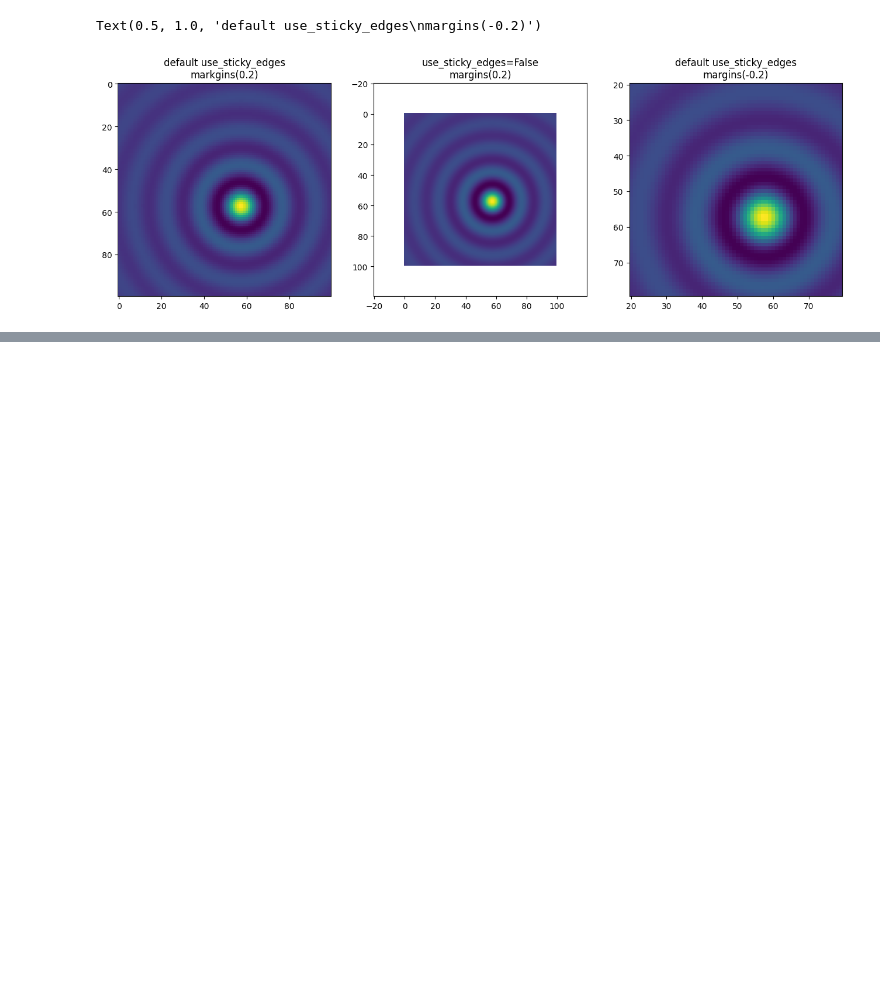
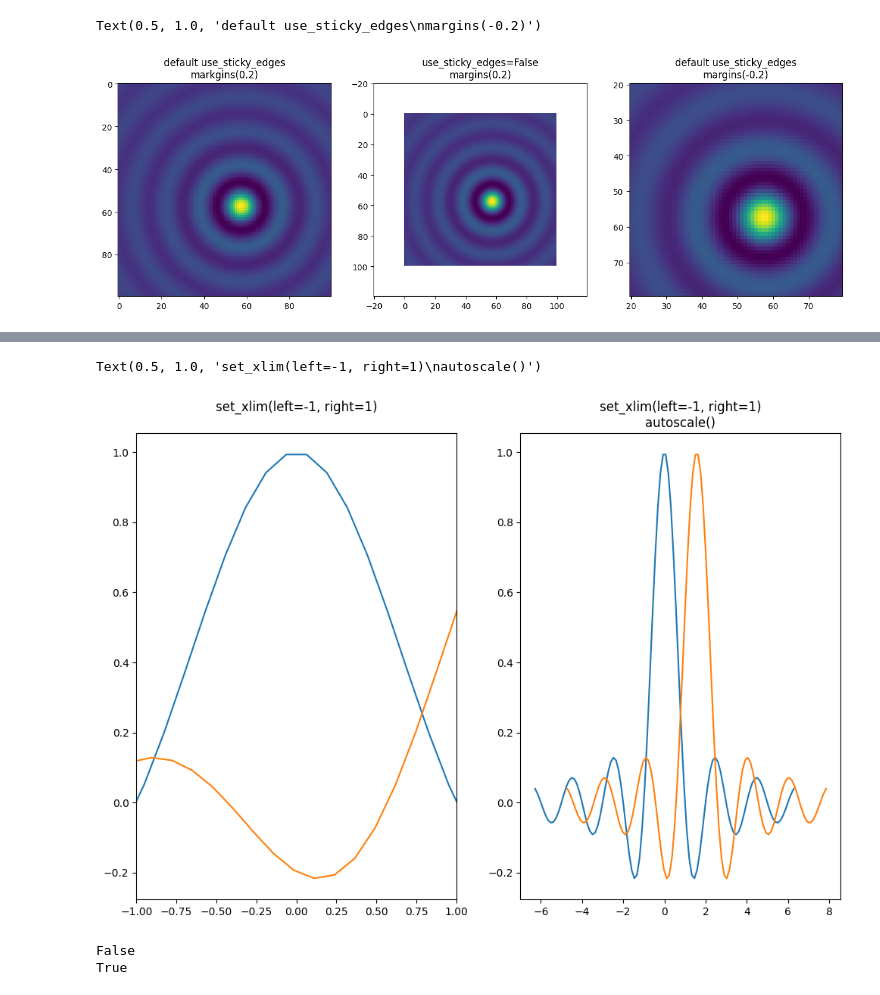
Before and after one commit to Manan2k4/ML-Learnings, a Jupyter notebook: matplotlib/Quick start guide/Autoscaling Axis.ipynb, the cells around one changed output, grey strips where cells are left out. Cells and saved outputs as stored; diff of their text form; code cells hidden in the pictures; blank space fills up the shorter version.

```diff
--- a/matplotlib/Quick start guide/Autoscaling Axis.ipynb
+++ b/matplotlib/Quick start guide/Autoscaling Axis.ipynb
@@ -72,0 +76,20 @@ ax[1].set_title("Two curves")
+# %%
+fig, ax = plt.subplots(ncols=2, figsize=(12, 8))
+ax[0].plot(x, y)
+ax[0].set_xlim(left=-1, right=1)
+ax[0].plot(x + np.pi * 0.5,y)
+ax[0].set_title("set_xlim(left=-1, right=1)\n")
+ax[1].plot(x, y)
+ax[1].set_xlim(left=-1, right=1)
+ax[1].plot(x + np.pi * 0.5, y)
+ax[1].autoscale()
+ax[1].set_title("set_xlim(left=-1, right=1)\nautoscale()")
+# %% [output]
+Text(0.5, 1.0, 'set_xlim(left=-1, right=1)\nautoscale()')
+[figure, added]
+# %%
+print(ax[0].get_autoscale_on())
+print(ax[1].get_autoscale_on())
+# %% [output]
+False
+True
```
Also changed, not shown: parts of 3 cells of this notebook.
